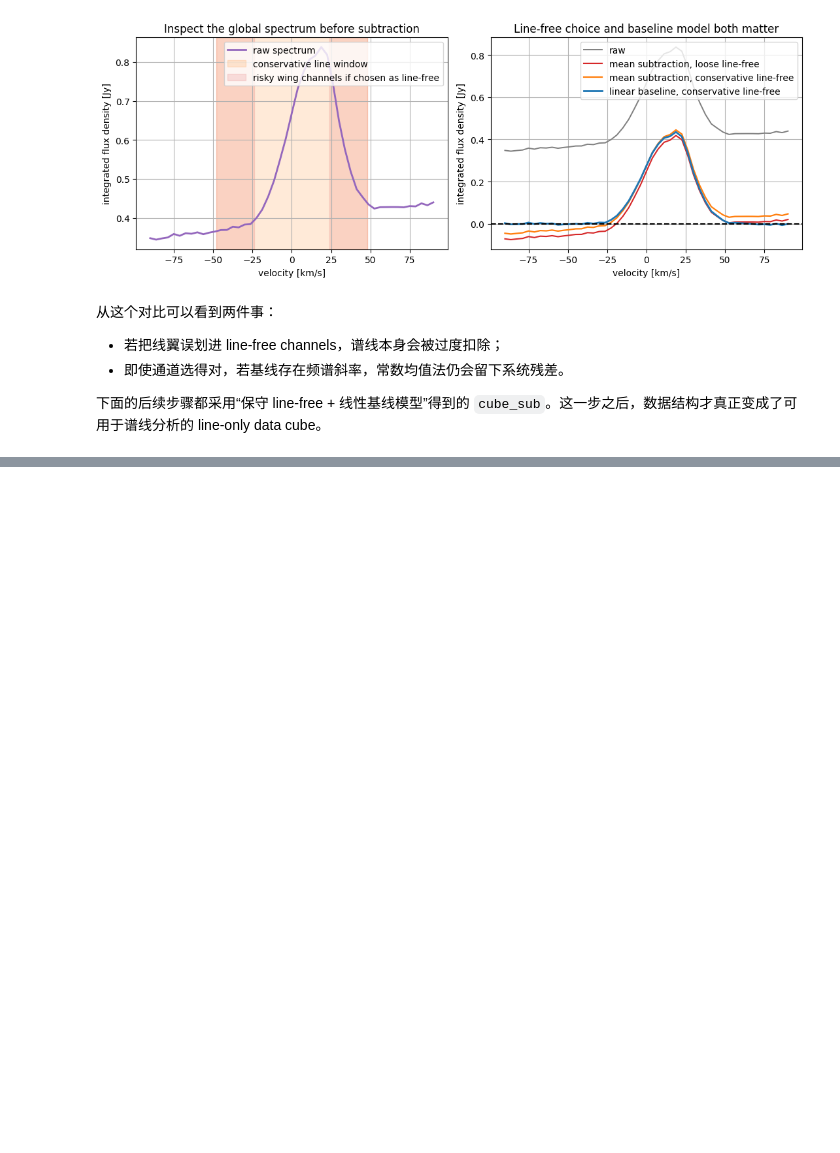
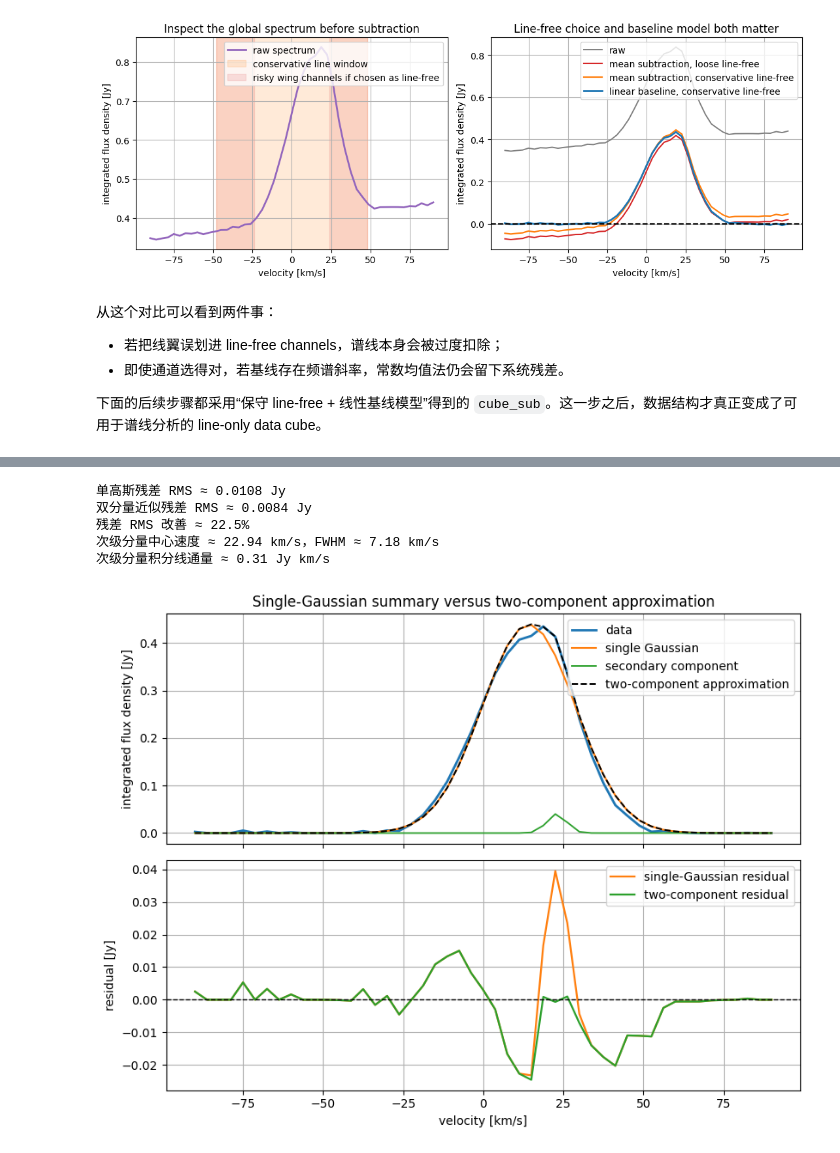
Before and after one commit to astronomical-data-processing/radio-interferometry, a Jupyter notebook: 9_Practical/9_7_spectral_line_processing.ipynb, the cells around one changed output, grey strips where cells are left out. Cells and saved outputs as stored; diff of their text form; code cells hidden in the pictures; blank space fills up the shorter version.

```diff
--- a/9_Practical/9_7_spectral_line_processing.ipynb
+++ b/9_Practical/9_7_spectral_line_processing.ipynb
@@ -536,0 +608,45 @@ W20 ≈ 52.31 km/s，中心速度 ≈ 12.83 km/s
+# %%
+secondary_input = np.clip(positive_spec - gauss_model, a_min=0.0, a_max=None)
+sec_amp, sec_center, sec_sigma, sec_component = fit_single_gaussian_grid(
+    vel_kms, secondary_input, center_guess=gauss_center + 12.0
+)
+double_model = gauss_model + sec_component
+
+single_residual = positive_spec - gauss_model
+double_residual = positive_spec - double_model
+single_resid_rms = np.sqrt(np.mean(single_residual**2))
+double_resid_rms = np.sqrt(np.mean(double_residual**2))
+residual_improvement = 100.0 * (single_resid_rms - double_resid_rms) / single_resid_rms
+secondary_fwhm = 2.355 * sec_sigma
+secondary_flux = np.sum(sec_component) * dv
+
+fig, axes = plt.subplots(2, 1, figsize=(8.4, 6.5), sharex=True)
+
+axes[0].plot(vel_kms, positive_spec, color="tab:blue", lw=2.0, label="data")
+axes[0].plot(vel_kms, gauss_model, color="tab:orange", lw=1.5, label="single Gaussian")
+axes[0].plot(vel_kms, sec_component, color="tab:green", lw=1.3, label="secondary component")
+axes[0].plot(vel_kms, double_model, color="black", ls="--", lw=1.4, label="two-component approximation")
+axes[0].set_ylabel("integrated flux density [Jy]")
+axes[0].set_title("Single-Gaussian summary versus two-component approximation")
+axes[0].legend(loc="upper right")
+
+axes[1].plot(vel_kms, single_residual, color="tab:orange", lw=1.6, label="single-Gaussian residual")
+axes[1].plot(vel_kms, double_residual, color="tab:green", lw=1.6, label="two-component residual")
+axes[1].axhline(0.0, color="black", ls="--", lw=1.0)
+axes[1].set_xlabel("velocity [km/s]")
+axes[1].set_ylabel("residual [Jy]")
+axes[1].legend(loc="upper right")
+
+plt.tight_layout()
+print(f"单高斯残差 RMS ≈ {single_resid_rms:.4f} Jy")
+print(f"双分量近似残差 RMS ≈ {double_resid_rms:.4f} Jy")
+print(f"残差 RMS 改善 ≈ {residual_improvement:.1f}%")
+print(f"次级分量中心速度 ≈ {sec_center:.2f} km/s，FWHM ≈ {secondary_fwhm:.2f} km/s")
+print(f"次级分量积分线通量 ≈ {secondary_flux:.2f} Jy km/s")
+# %% [output]
+单高斯残差 RMS ≈ 0.0108 Jy
+双分量近似残差 RMS ≈ 0.0084 Jy
+残差 RMS 改善 ≈ 22.5%
+次级分量中心速度 ≈ 22.94 km/s，FWHM ≈ 7.18 km/s
+次级分量积分线通量 ≈ 0.31 Jy km/s
+[figure, added]
```
Also changed, not shown: parts of 22 cells of this notebook, 9 other files.
